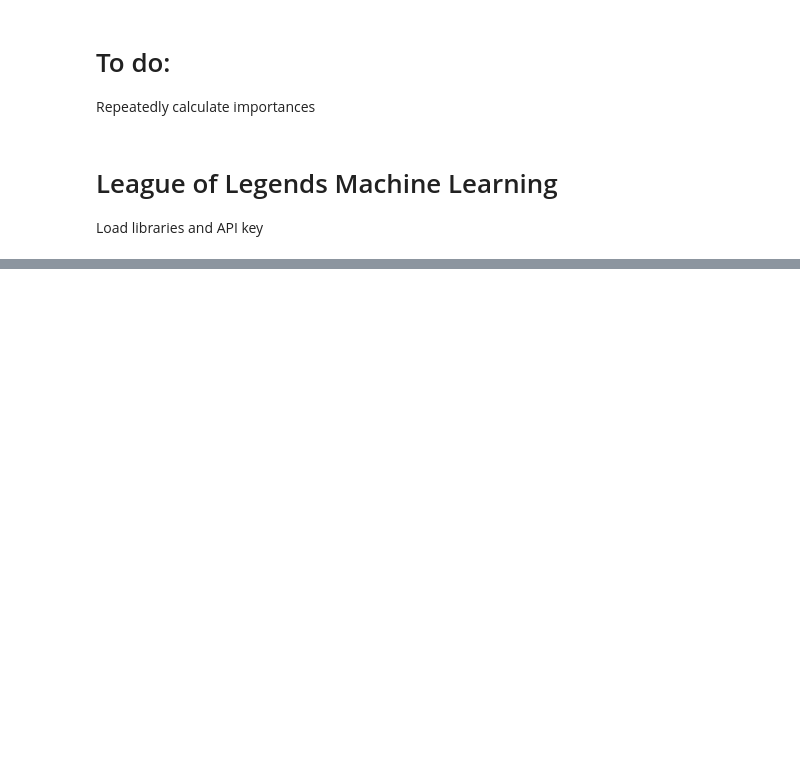
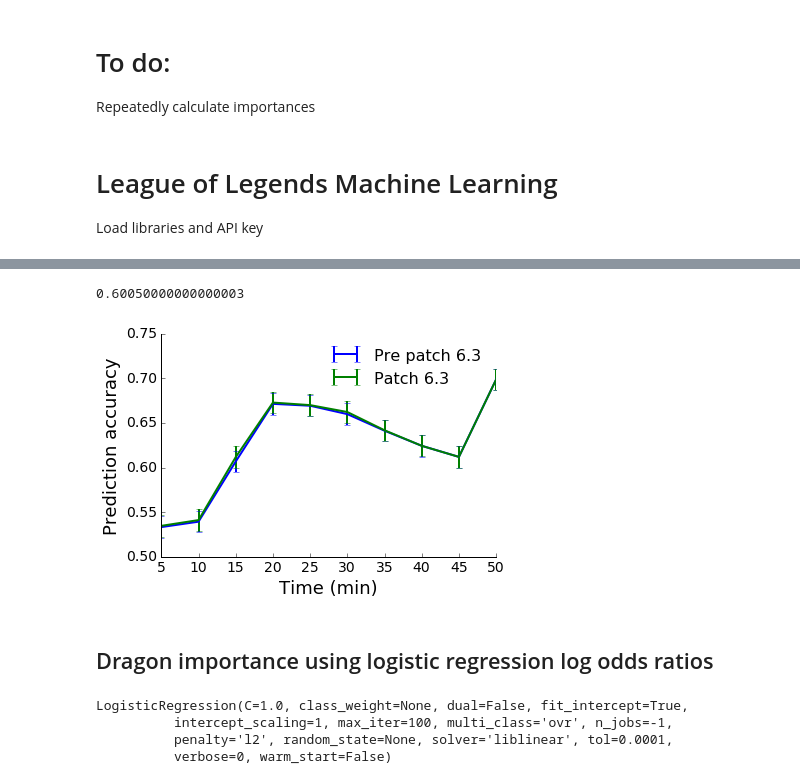
Before and after one commit to map222/lolML, a Jupyter notebook: notebooks/Dragon changes patch 6-3.ipynb, the cells around one changed output, grey strips where cells are left out. Cells and saved outputs as stored; diff of their text form; code cells hidden in the pictures; blank space fills up the shorter version.

```diff
--- a/notebooks/Dragon changes patch 6-3.ipynb
+++ b/notebooks/Dragon changes patch 6-3.ipynb
@@ -143,0 +104,40 @@ array(['first_dragon', 'drag_diff', 'total_drag', 'first_baron',
+# %%
+dragon_bayes = GaussianNB()
+def get_NB_prediction(cur_df, col_name):
+    num_samples = 2000
+    cur_sample = cur_df.sample( min(cur_df.shape[0], num_samples) )
+    oob_sample = cur_df.sample( min(cur_df.shape[0], num_samples) )
+    dragon_bayes.fit(cur_sample[col_name].reshape(-1,1), cur_sample['winner'])
+    return dragon_bayes.score(oob_sample[col_name].reshape(-1,1), oob_sample['winner'])
+# %%
+def bootstrap_NB_scores(timeline_dfs, col_name, num_boots):
+    scores = np.zeros([num_boots, 10]) # 3D array of boots, time, and column
+    for i in range(num_boots):
+        scores[i,:] = list(map( lambda x: get_NB_prediction( x, col_name), patch63_dfs ))
+    return scores
+# %%
+get_NB_prediction(patch62_dfs[2], 'drag_diff')
+# %% [output]
+0.60050000000000003
+# %%
+NB_boots = 20
+patch62_NB_scores = bootstrap_NB_scores(patch62_dfs, 'drag_diff', NB_boots )
+patch63_NB_scores = bootstrap_NB_scores(patch63_dfs, 'drag_diff', NB_boots )
+# %%
+patch62_NB_means = np.mean(patch62_NB_scores, axis = 0)
+patch63_NB_means = np.mean(patch63_NB_scores, axis = 0)
+patch62_NB_stes = np.std(patch62_NB_scores) / np.sqrt(num_boots)
+patch63_NB_stes = np.std(patch63_NB_scores) / np.sqrt(num_boots)
+# %%
+plt.errorbar(time_indices, patch62_NB_means, patch62_NB_stes, label = 'Pre patch 6.3')
+plt.errorbar(time_indices, patch63_NB_means, patch63_NB_stes, label = 'Patch 6.3')
+#plt.ylim( 0, 0.11)
+plt.xlabel('Time (min)', fontsize = 18)
+plt.ylabel('Prediction accuracy', fontsize = 18)
+plt.xticks(time_indices)
+lol_plt.prettify_axes(plt.gca())
+plt.legend(frameon=False, fontsize = 16);
+# %% [output]
+[figure, added]
+# %% [markdown]
+## Dragon importance using logistic regression  log odds ratios
@@ -143,0 +152,7 @@ array(['first_dragon', 'drag_diff', 'total_drag', 'first_baron',
+# %%
+dragon_lr.fit(patch62_dfs[0]['drag_diff'].reshape(-1,1), patch62_dfs[0]['winner'])
+# %% [output]
+LogisticRegression(C=1.0, class_weight=None, dual=False, fit_intercept=True,
+          intercept_scaling=1, max_iter=100, multi_class='ovr', n_jobs=-1,
+          penalty='l2', random_state=None, solver='liblinear', tol=0.0001,
+          verbose=0, warm_start=False)
```
Also changed, not shown: parts of 25 cells of this notebook.
